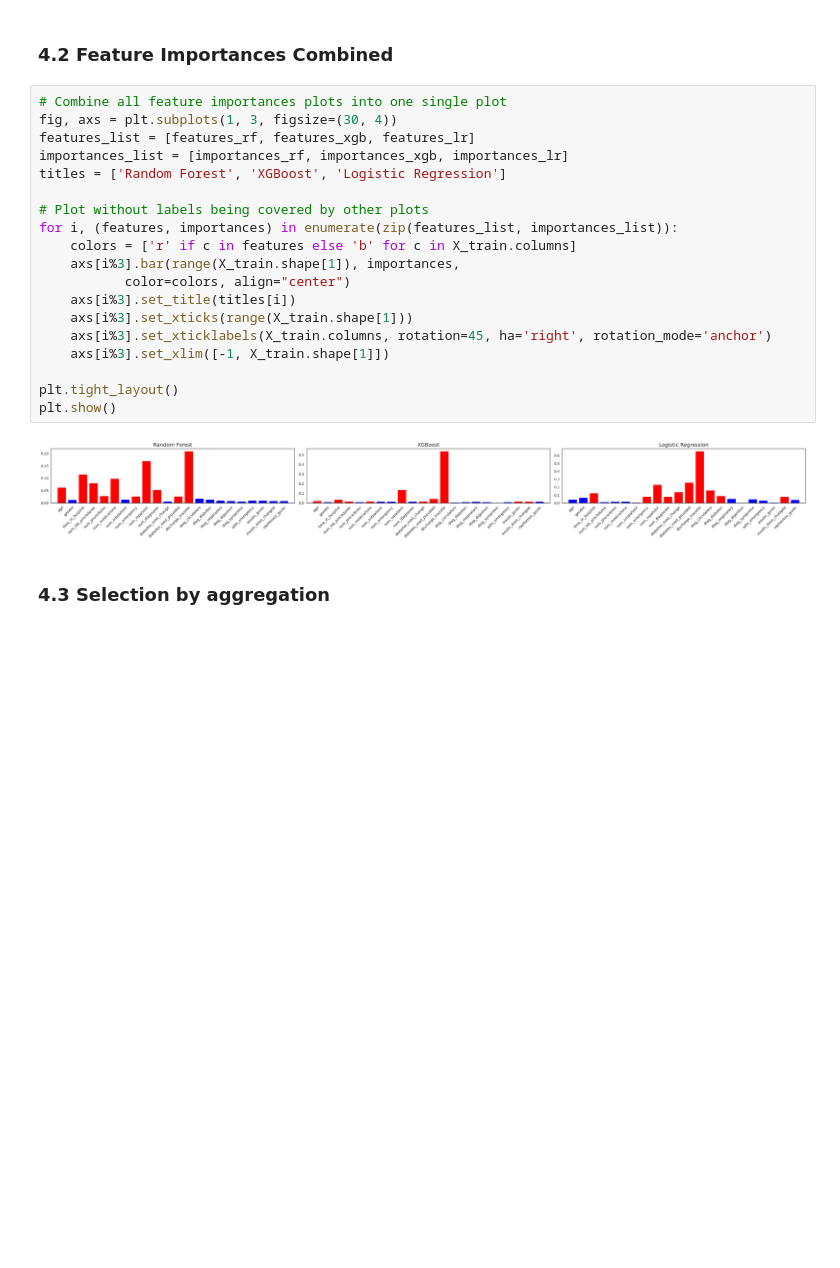
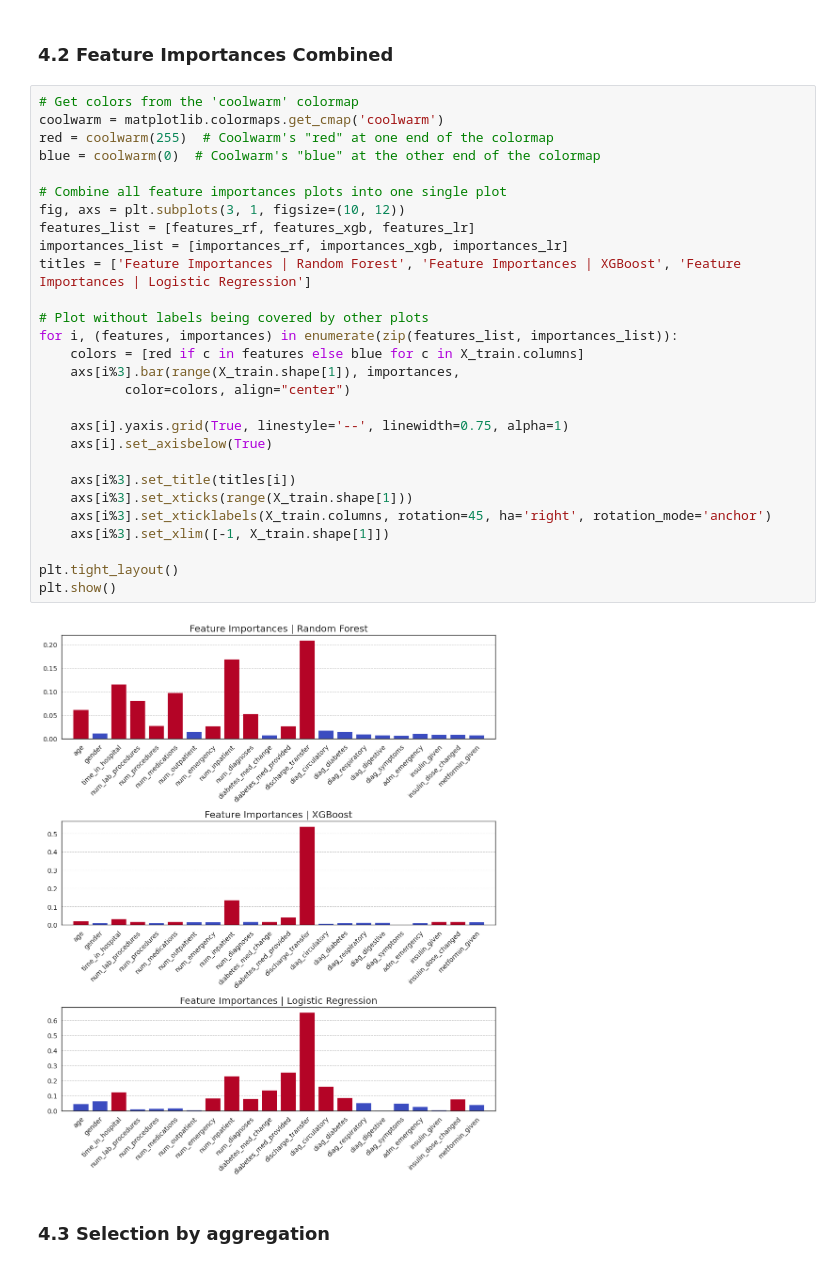
Before and after one commit to MechaMic38/unibs_mldm_diabetes, a Jupyter notebook: notebooks/feature_selection.ipynb, the cells around one changed output. Drawn from its saved outputs; the diff is of its cells as text; blank space fills up the shorter version.

Commit message:
Added graphs.

```diff
--- a/notebooks/feature_selection.ipynb
+++ b/notebooks/feature_selection.ipynb
@@ -641,26 +642,35 @@ plt.show()
 # %% [markdown]
 ### 4.2 Feature Importances Combined
 # %%
+# Get colors from the 'coolwarm' colormap
+coolwarm = matplotlib.colormaps.get_cmap('coolwarm')
+red = coolwarm(255)  # Coolwarm's "red" at one end of the colormap
+blue = coolwarm(0)  # Coolwarm's "blue" at the other end of the colormap
+
 # Combine all feature importances plots into one single plot
-fig, axs = plt.subplots(1, 3, figsize=(30, 4))
+fig, axs = plt.subplots(3, 1, figsize=(10, 12))
 features_list = [features_rf, features_xgb, features_lr]
 importances_list = [importances_rf, importances_xgb, importances_lr]
-titles = ['Random Forest', 'XGBoost', 'Logistic Regression']
+titles = ['Feature Importances | Random Forest', 'Feature Importances | XGBoost', 'Feature Importances | Logistic Regression']
 
 # Plot without labels being covered by other plots
 for i, (features, importances) in enumerate(zip(features_list, importances_list)):
-    colors = ['r' if c in features else 'b' for c in X_train.columns]
+    colors = [red if c in features else blue for c in X_train.columns]
     axs[i%3].bar(range(X_train.shape[1]), importances,
            color=colors, align="center")
+
+    axs[i].yaxis.grid(True, linestyle='--', linewidth=0.75, alpha=1)
+    axs[i].set_axisbelow(True)
+
     axs[i%3].set_title(titles[i])
     axs[i%3].set_xticks(range(X_train.shape[1]))
     axs[i%3].set_xticklabels(X_train.columns, rotation=45, ha='right', rotation_mode='anchor')
     axs[i%3].set_xlim([-1, X_train.shape[1]])
 
 plt.tight_layout()
 plt.show()
 # %% [output]
-[figure, old version]
+[figure, new version]
 # %% [markdown]
 ### 4.3 Selection by aggregation
 # %%
```
Also changed, not shown: parts of 2 cells of this notebook.
